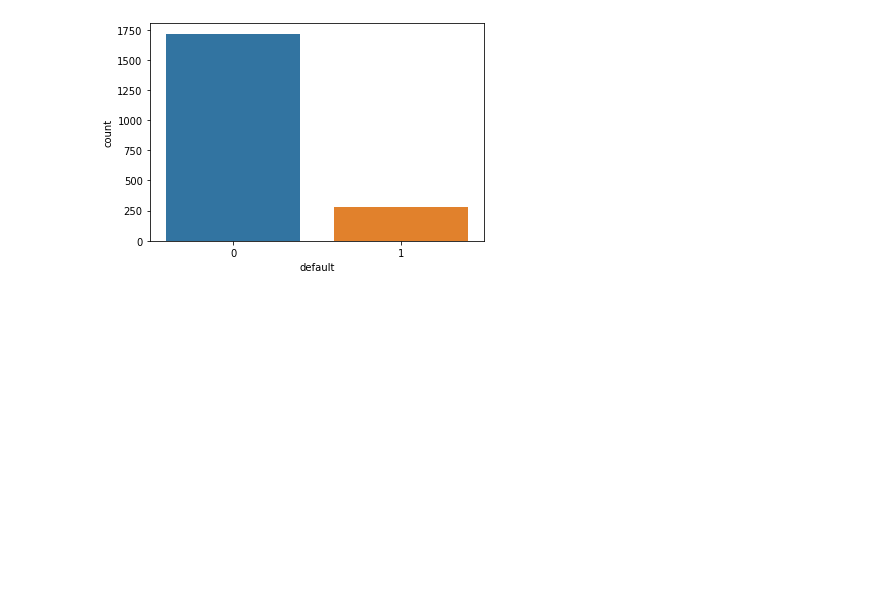
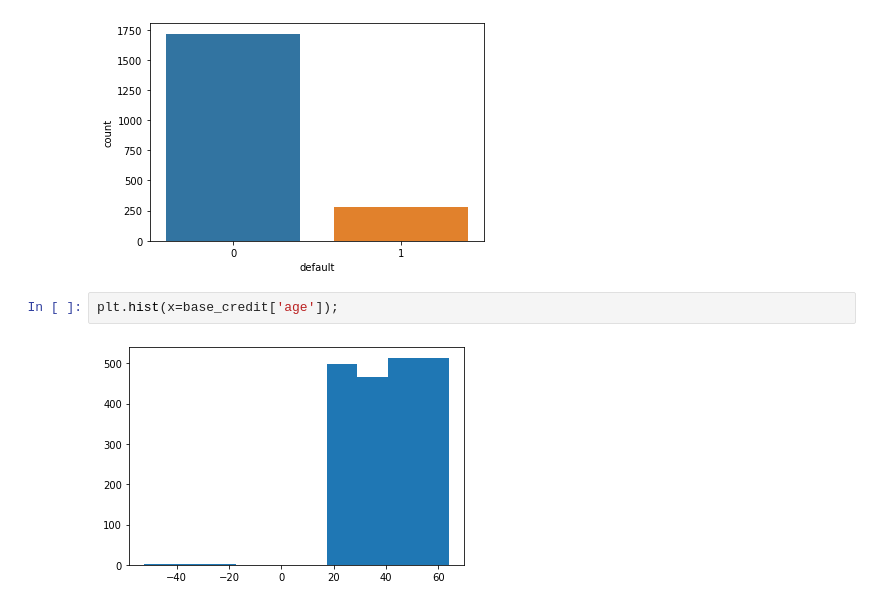
Before and after one commit to WMFrts/Machine-Learning-e-Data-Science-com-Python, a Jupyter notebook: pre_processamento_1.ipynb, the cells around one changed output. Saved outputs shown, nothing was run; the diff lists cells and outputs as text; blank space fills up the shorter version.

```diff
--- a/pre_processamento_1.ipynb
+++ b/pre_processamento_1.ipynb
@@ -64,3 +64,7 @@ np.unique(base_credit['default'], return_counts = True)
 sns.countplot(x = base_credit['default']) ;
 # %% [output]
 [figure]
+# %%
+plt.hist(x=base_credit['age']);
+# %% [output]
+[figure, added]
```
Also changed, not shown: parts of 16 cells of this notebook.
